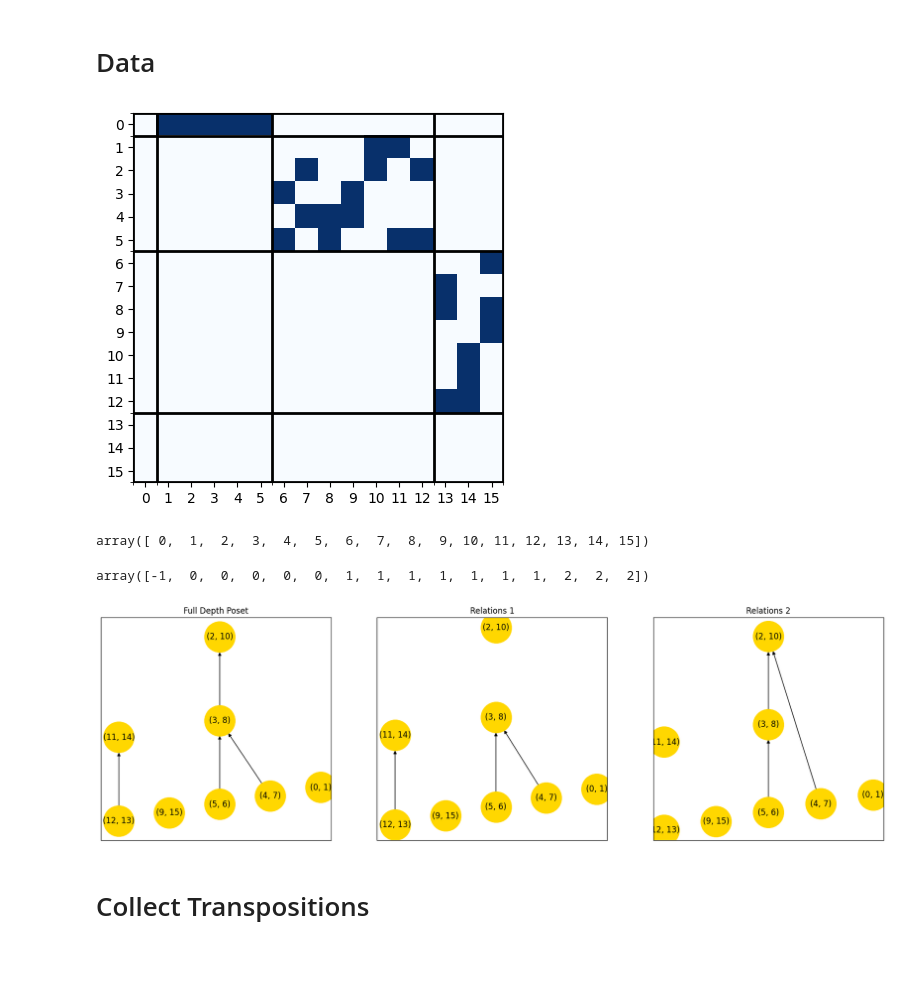
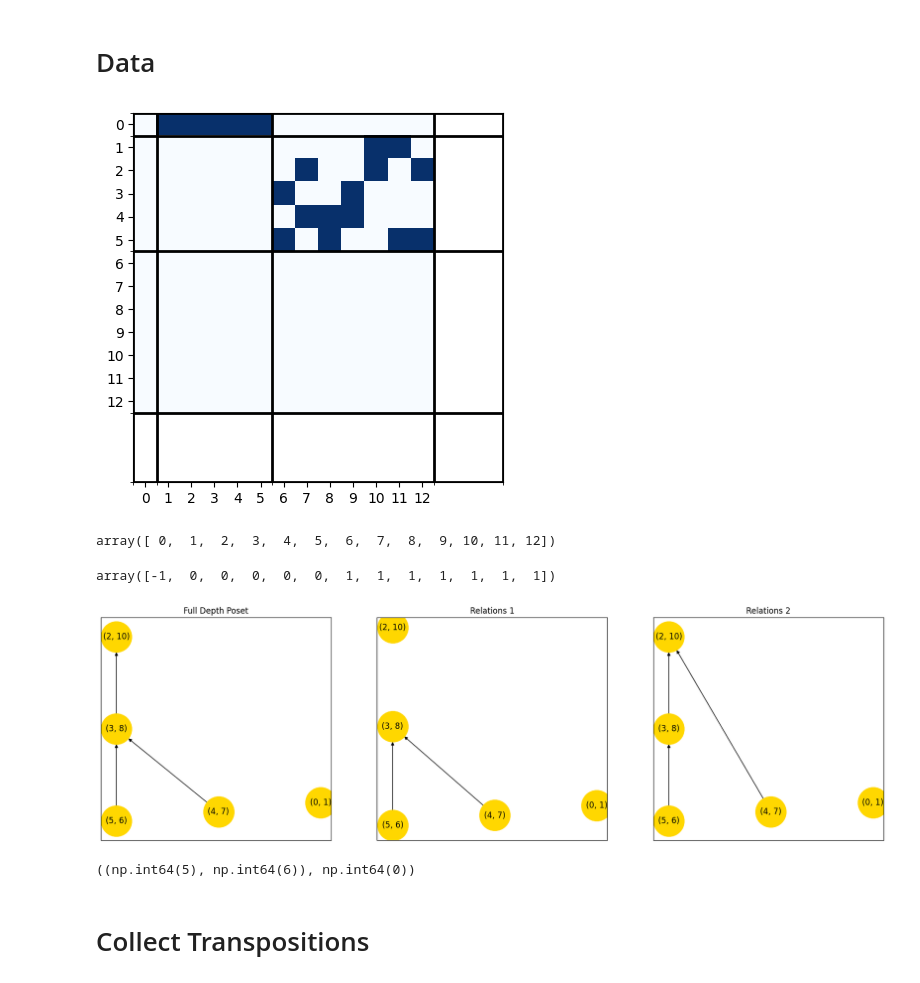
Before and after one commit to zimfv/depth-poset, a Jupyter notebook: notebooks/Check-Case-Analysis-sep26.ipynb, the cells around one changed output. Drawn from its saved outputs; the diff is of its cells as text; code cells hidden in the pictures.

```diff
--- a/notebooks/Check-Case-Analysis-sep26.ipynb
+++ b/notebooks/Check-Case-Analysis-sep26.ipynb
@@ -37,6 +34,8 @@ reorder = np.array([ 0,  1,  2,  5,  4,  3, 11,  9, 10, 12,  6,  7,  8, 14, 13,
 
 delta_matrix = delta_matrix[reorder, :][:, reorder]
 
+delta_matrix = delta_matrix[:13, :][:, :13]
+
 
 fig, ax = plt.subplots()
 
@@ -53,40 +52,45 @@ ax.grid(which="minor", linewidth=2, alpha=1.0, color='black')
 
 plt.show()
 # %% [output]
-[figure, old version]
+[figure, new version]
 # %%
-delta_order = np.arange(16)
+delta_order = np.arange(len(delta_matrix))
 delta_order
 # %% [output]
-array([ 0,  1,  2,  3,  4,  5,  6,  7,  8,  9, 10, 11, 12, 13, 14, 15])
+array([ 0,  1,  2,  3,  4,  5,  6,  7,  8,  9, 10, 11, 12])
 # %%
 delta_dims = -np.ones(len(delta_matrix), dtype=int)
 delta_dims[1:6] = 0
 delta_dims[6:13] = 1
 delta_dims[13:16] = 2
+delta_dims = delta_dims[:len(delta_matrix)]
 
 delta_dims
 # %% [output]
-array([-1,  0,  0,  0,  0,  0,  1,  1,  1,  1,  1,  1,  1,  2,  2,  2])
+array([-1,  0,  0,  0,  0,  0,  1,  1,  1,  1,  1,  1,  1])
 # %%
-dp_bt = DepthPoset.from_border_matrix(delta_matrix, delta_dims)
+dp_bt = DepthPoset.from_border_matrix(delta_matrix, delta_dims, sources=np.arange(len(delta_matrix)))
 
 pos = dp_bt.hasse_layout(alignment_slope=0.1)
 labels = {node: (node.birth_index, node.death_index) for node in dp_bt.nodes}
 
 
 fig, axs = plt.subplots(1, 3, figsize=(21, 6))
 
 axs[0].set_title('Full Depth Poset')
 axs[1].set_title('Relations 1')
 axs[2].set_title('Relations 2')
 nx.draw_networkx(dp_bt.get_transitive_reduction(), ax=axs[0], pos=pos, labels=labels, node_size=2100, node_color='gold')
 nx.draw_networkx(dp_bt.get_column_bottom_to_top_reduction().get_transitive_reduction(), ax=axs[1], pos=pos, labels=labels, node_size=2100, node_color='gold')
 nx.draw_networkx(dp_bt.get_row_left_to_right_reduction().get_transitive_reduction(), ax=axs[2], pos=pos, labels=labels, node_size=2100, node_color='gold')
 
 plt.show()
 # %% [output]
-[figure, old version]
+[figure, new version]
+# %%
+dp_bt.nodes[0].source, dp_bt.nodes[0].dim
+# %% [output]
+((np.int64(5), np.int64(6)), np.int64(0))
 # %% [markdown]
 # Collect Transpositions
 # %%
```
Also changed, not shown: parts of 18 cells of this notebook, 5 other files.
